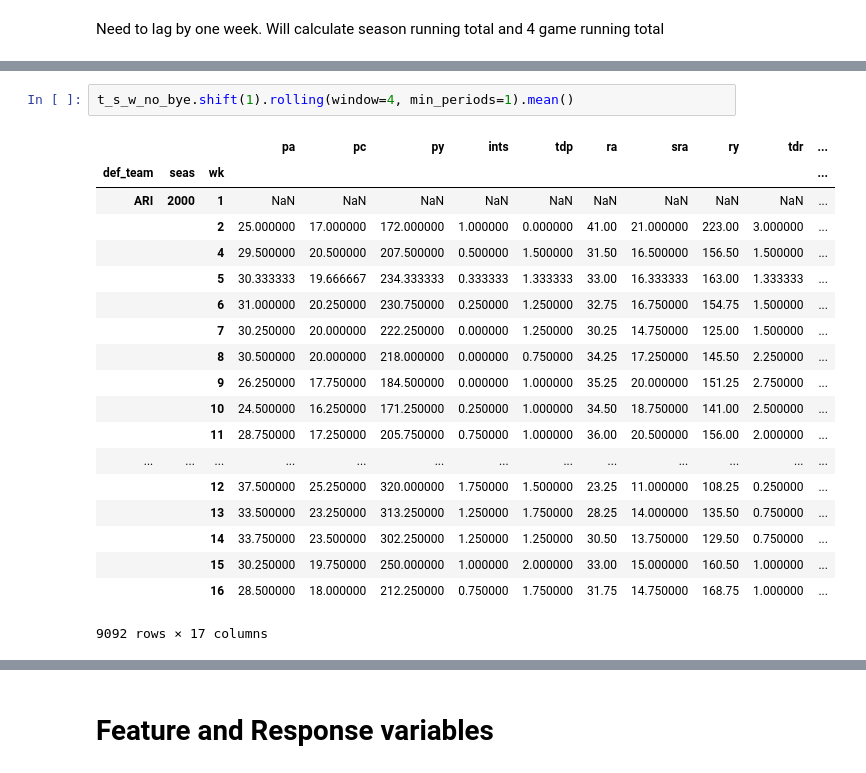
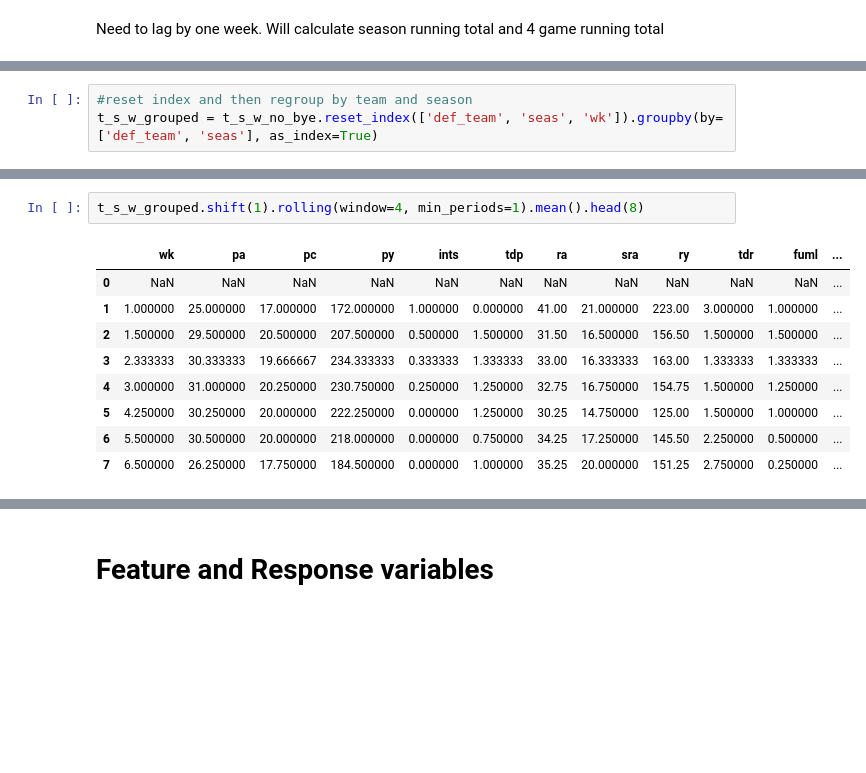
Before and after one commit to jchristo12/fantasy_football, a Jupyter notebook: analysis/feature_analysis.ipynb, the cells around one changed output, grey strips where cells are left out. Cells and saved outputs as stored; diff of their text form; blank space fills up the shorter version.

```diff
--- a/analysis/feature_analysis.ipynb
+++ b/analysis/feature_analysis.ipynb
@@ -417,0 +411,3 @@ Need to lag by one week. Will calculate season running total and 4 game running
+# %%
+#reset index and then regroup by team and season
+t_s_w_grouped = t_s_w_no_bye.reset_index(['def_team', 'seas', 'wk']).groupby(by=['def_team', 'seas'], as_index=True)
@@ -418,22 +435,12 @@ Need to lag by one week. Will calculate season running total and 4 game running
 # %%
-t_s_w_no_bye.shift(1).rolling(window=4, min_periods=1).mean()
+t_s_w_grouped.shift(1).rolling(window=4, min_periods=1).mean().head(8)
 # %% [output]
-|  |  |  | pa | pc | py | ints | tdp | ra | sra | ry | tdr | ... |
-| def_team | seas | wk |  |  |  |  |  |  |  |  |  | ... |
-| ARI | 2000 | 1 | NaN | NaN | NaN | NaN | NaN | NaN | NaN | NaN | NaN | ... |
-|  |  | 2 | 25.000000 | 17.000000 | 172.000000 | 1.000000 | 0.000000 | 41.00 | 21.000000 | 223.00 | 3.000000 | ... |
-|  |  | 4 | 29.500000 | 20.500000 | 207.500000 | 0.500000 | 1.500000 | 31.50 | 16.500000 | 156.50 | 1.500000 | ... |
-|  |  | 5 | 30.333333 | 19.666667 | 234.333333 | 0.333333 | 1.333333 | 33.00 | 16.333333 | 163.00 | 1.333333 | ... |
-|  |  | 6 | 31.000000 | 20.250000 | 230.750000 | 0.250000 | 1.250000 | 32.75 | 16.750000 | 154.75 | 1.500000 | ... |
-|  |  | 7 | 30.250000 | 20.000000 | 222.250000 | 0.000000 | 1.250000 | 30.25 | 14.750000 | 125.00 | 1.500000 | ... |
-|  |  | 8 | 30.500000 | 20.000000 | 218.000000 | 0.000000 | 0.750000 | 34.25 | 17.250000 | 145.50 | 2.250000 | ... |
-|  |  | 9 | 26.250000 | 17.750000 | 184.500000 | 0.000000 | 1.000000 | 35.25 | 20.000000 | 151.25 | 2.750000 | ... |
-|  |  | 10 | 24.500000 | 16.250000 | 171.250000 | 0.250000 | 1.000000 | 34.50 | 18.750000 | 141.00 | 2.500000 | ... |
-|  |  | 11 | 28.750000 | 17.250000 | 205.750000 | 0.750000 | 1.000000 | 36.00 | 20.500000 | 156.00 | 2.000000 | ... |
-| ... | ... | ... | ... | ... | ... | ... | ... | ... | ... | ... | ... | ... |
-|  |  | 12 | 37.500000 | 25.250000 | 320.000000 | 1.750000 | 1.500000 | 23.25 | 11.000000 | 108.25 | 0.250000 | ... |
-|  |  | 13 | 33.500000 | 23.250000 | 313.250000 | 1.250000 | 1.750000 | 28.25 | 14.000000 | 135.50 | 0.750000 | ... |
-|  |  | 14 | 33.750000 | 23.500000 | 302.250000 | 1.250000 | 1.250000 | 30.50 | 13.750000 | 129.50 | 0.750000 | ... |
-|  |  | 15 | 30.250000 | 19.750000 | 250.000000 | 1.000000 | 2.000000 | 33.00 | 15.000000 | 160.50 | 1.000000 | ... |
-|  |  | 16 | 28.500000 | 18.000000 | 212.250000 | 0.750000 | 1.750000 | 31.75 | 14.750000 | 168.75 | 1.000000 | ... |
+|  | wk | pa | pc | py | ints | tdp | ra | sra | ry | tdr | fuml | ... |
+| 0 | NaN | NaN | NaN | NaN | NaN | NaN | NaN | NaN | NaN | NaN | NaN | ... |
+| 1 | 1.000000 | 25.000000 | 17.000000 | 172.000000 | 1.000000 | 0.000000 | 41.00 | 21.000000 | 223.00 | 3.000000 | 1.000000 | ... |
+| 2 | 1.500000 | 29.500000 | 20.500000 | 207.500000 | 0.500000 | 1.500000 | 31.50 | 16.500000 | 156.50 | 1.500000 | 1.500000 | ... |
+| 3 | 2.333333 | 30.333333 | 19.666667 | 234.333333 | 0.333333 | 1.333333 | 33.00 | 16.333333 | 163.00 | 1.333333 | 1.333333 | ... |
+| 4 | 3.000000 | 31.000000 | 20.250000 | 230.750000 | 0.250000 | 1.250000 | 32.75 | 16.750000 | 154.75 | 1.500000 | 1.250000 | ... |
+| 5 | 4.250000 | 30.250000 | 20.000000 | 222.250000 | 0.000000 | 1.250000 | 30.25 | 14.750000 | 125.00 | 1.500000 | 1.000000 | ... |
+| 6 | 5.500000 | 30.500000 | 20.000000 | 218.000000 | 0.000000 | 0.750000 | 34.25 | 17.250000 | 145.50 | 2.250000 | 0.500000 | ... |
+| 7 | 6.500000 | 26.250000 | 17.750000 | 184.500000 | 0.000000 | 1.000000 | 35.25 | 20.000000 | 151.25 | 2.750000 | 0.250000 | ... |
-9092 rows × 17 columns
```
Also changed, not shown: parts of 7 cells of this notebook, 1 other file.
